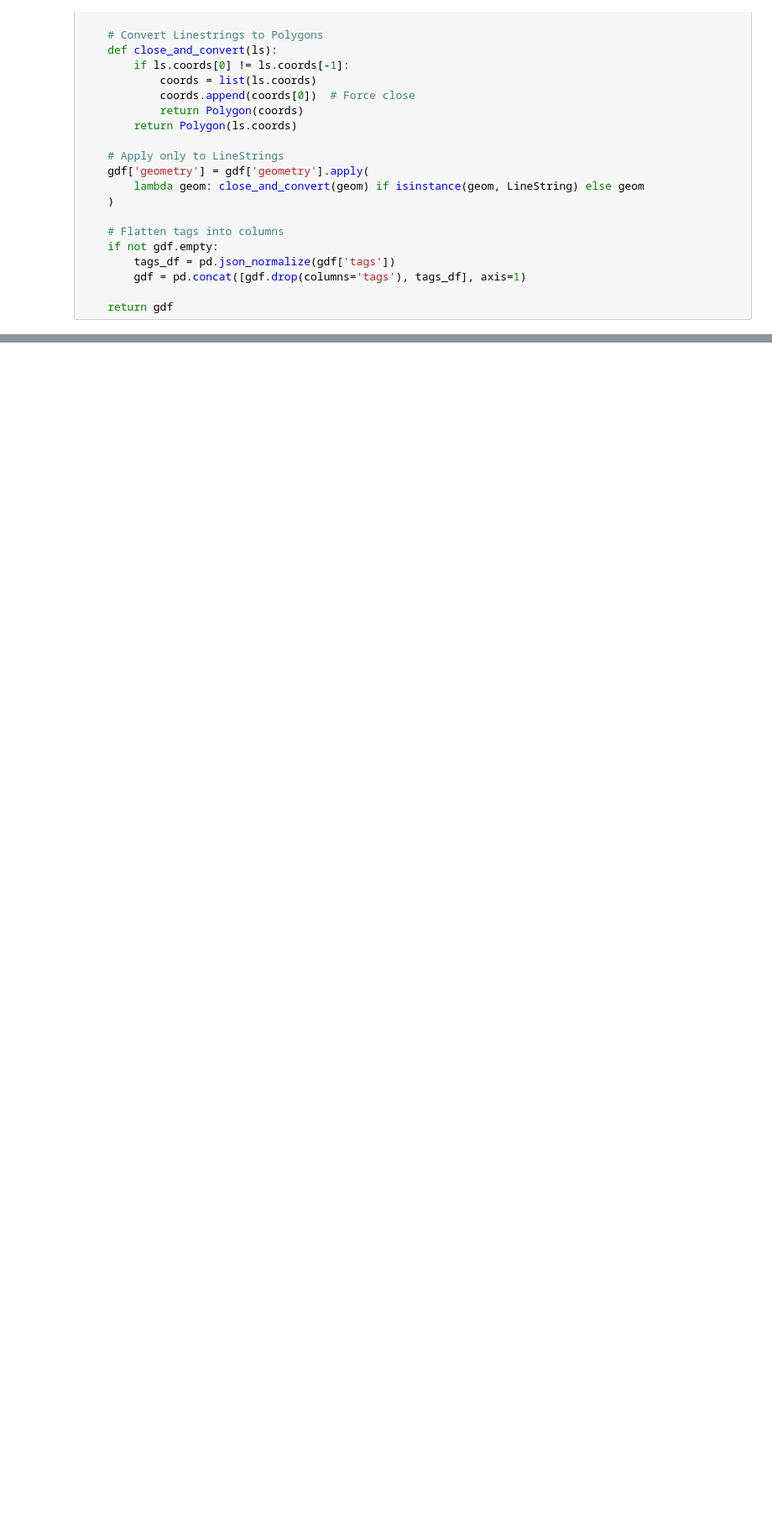
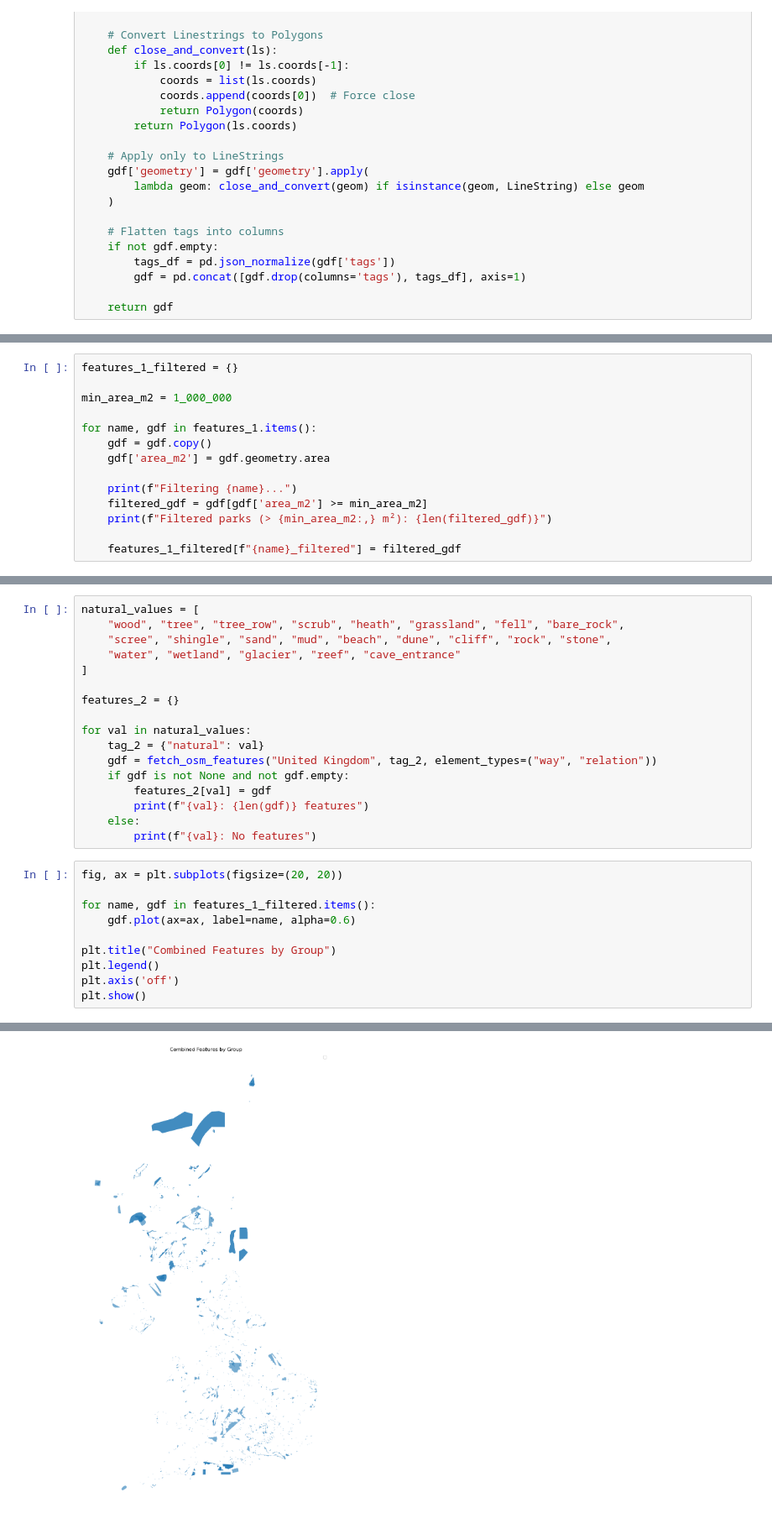
Before and after one commit to a-saveleva/casa_0003_group_project, a Jupyter notebook: data/natural_assets_dataset/data_load.ipynb, the cells around one changed output, grey strips where cells are left out. Shown at 84% size. Drawn from its saved outputs; the diff is of its cells as text; blank space fills up the shorter version.

```diff
--- a/data/natural_assets_dataset/data_load.ipynb
+++ b/data/natural_assets_dataset/data_load.ipynb
@@ -507,0 +180,14 @@ Name: count, dtype: int64
+# %%
+features_1_filtered = {}
+
+min_area_m2 = 1_000_000
+
+for name, gdf in features_1.items():
+    gdf = gdf.copy()
+    gdf['area_m2'] = gdf.geometry.area
+
+    print(f"Filtering {name}...")
+    filtered_gdf = gdf[gdf['area_m2'] >= min_area_m2]
+    print(f"Filtered parks (> {min_area_m2:,} m²): {len(filtered_gdf)}")
+
+    features_1_filtered[f"{name}_filtered"] = filtered_gdf
@@ -507,0 +215,28 @@ Name: count, dtype: int64
+# %%
+natural_values = [
+    "wood", "tree", "tree_row", "scrub", "heath", "grassland", "fell", "bare_rock",
+    "scree", "shingle", "sand", "mud", "beach", "dune", "cliff", "rock", "stone",
+    "water", "wetland", "glacier", "reef", "cave_entrance"
+]
+
+features_2 = {}
+
+for val in natural_values:
+    tag_2 = {"natural": val}
+    gdf = fetch_osm_features("United Kingdom", tag_2, element_types=("way", "relation"))
+    if gdf is not None and not gdf.empty:
+        features_2[val] = gdf
+        print(f"{val}: {len(gdf)} features")
+    else:
+        print(f"{val}: No features")
+# %%
+fig, ax = plt.subplots(figsize=(20, 20))
+
+for name, gdf in features_1_filtered.items():
+    gdf.plot(ax=ax, label=name, alpha=0.6)
+
+plt.title("Combined Features by Group")
+plt.legend()
+plt.axis('off')
+plt.show()
+# %% [output]
@@ -507,0 +246 @@ Name: count, dtype: int64
+[figure, added]
```
Also changed, not shown: parts of 24 cells of this notebook.
